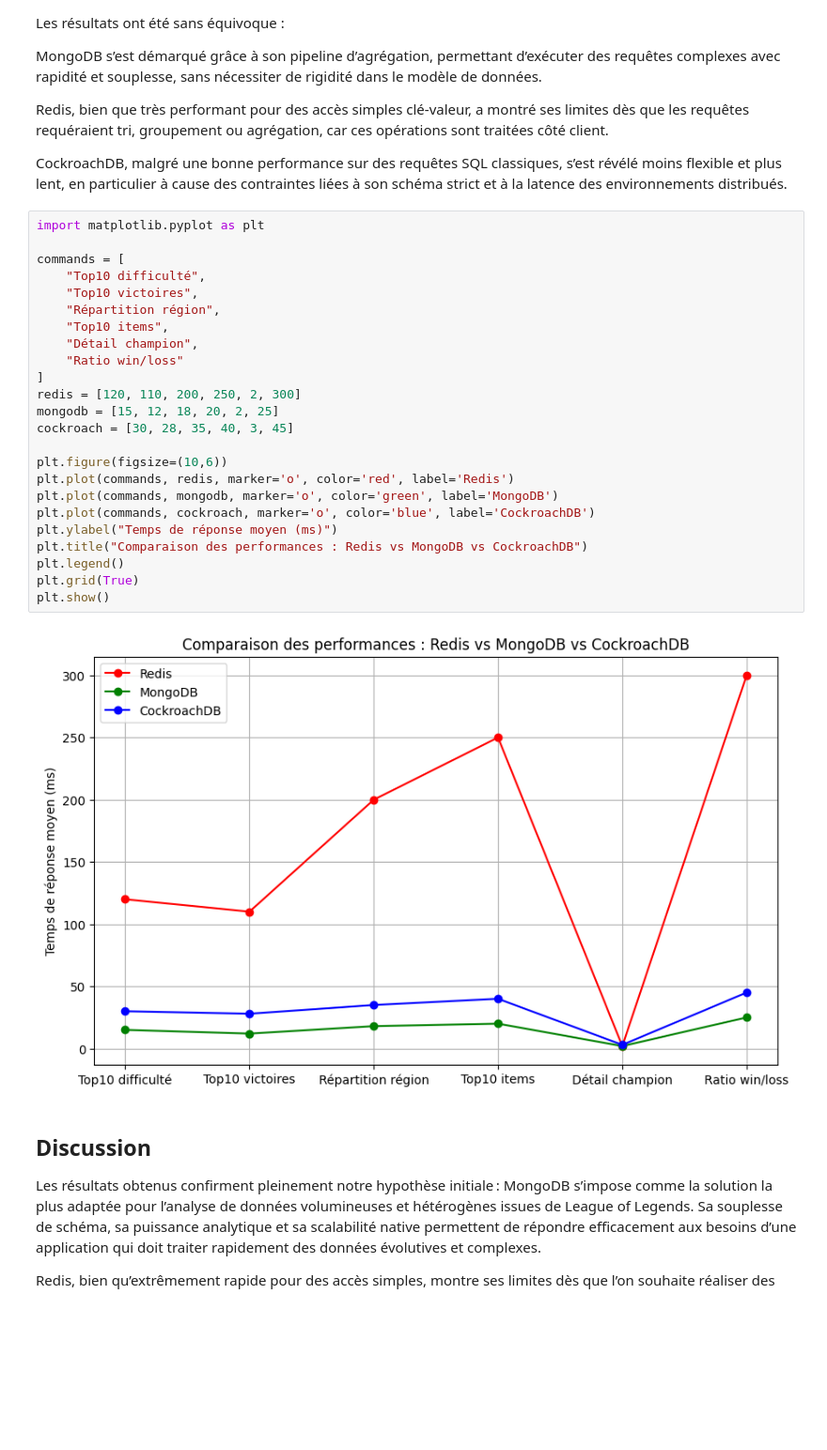
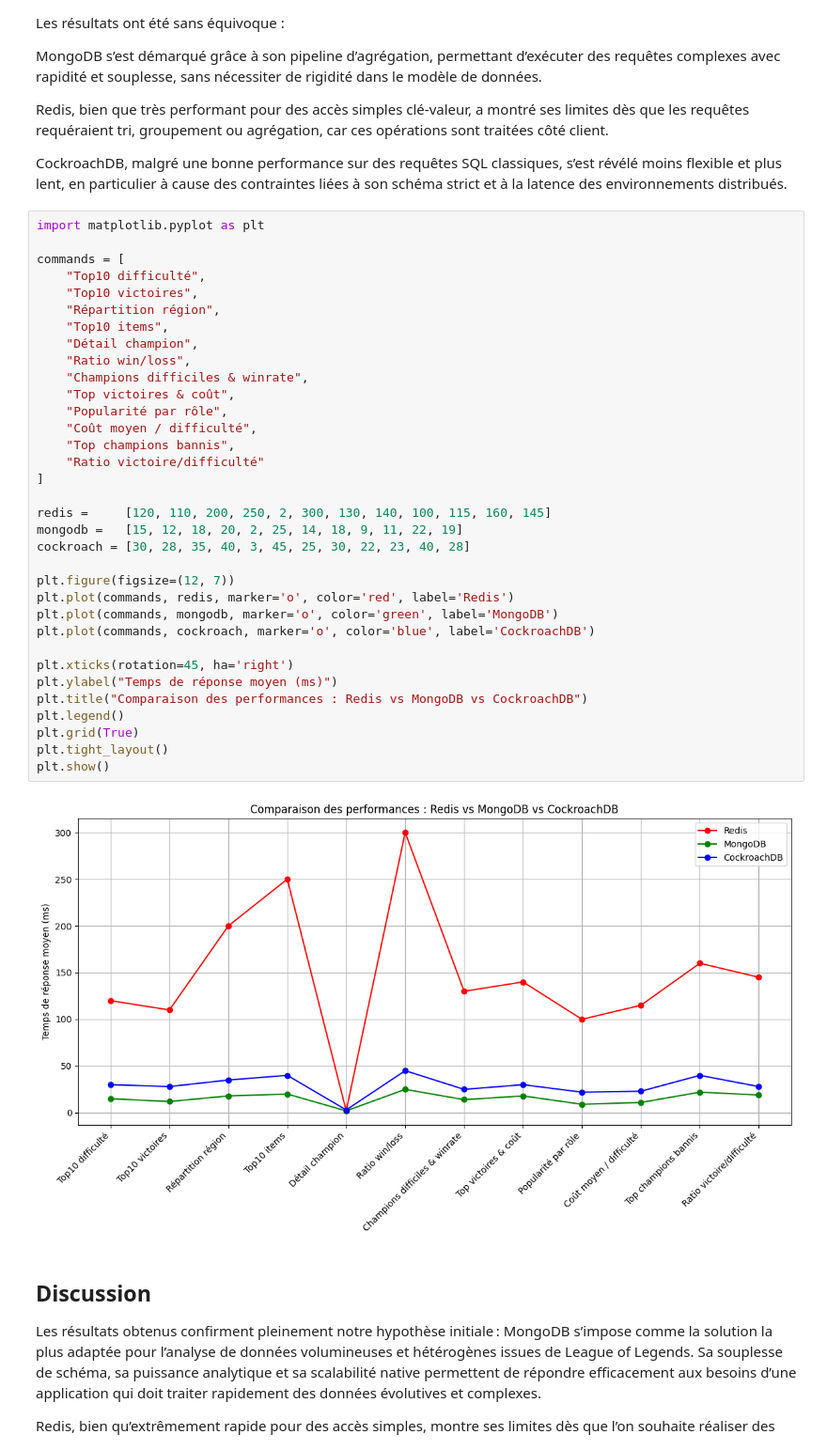
Before and after one commit to RyanBUTINFO/TP-TD-SQL-NOSQL, a Jupyter notebook: Ryan_Agin_report.ipynb, the cells around one changed output. Shown at 94% size. Saved outputs shown, nothing was run; the diff lists cells and outputs as text; blank space fills up the shorter version.

```diff
--- a/Ryan_Agin_report.ipynb
+++ b/Ryan_Agin_report.ipynb
@@ -146,29 +436,39 @@ CockroachDB, malgré une bonne performance sur des requêtes SQL classiques, s
 # %%
 import matplotlib.pyplot as plt
 
 commands = [
     "Top10 difficulté",
     "Top10 victoires",
     "Répartition région",
     "Top10 items",
     "Détail champion",
-    "Ratio win/loss"
+    "Ratio win/loss",
+    "Champions difficiles & winrate",
+    "Top victoires & coût",
+    "Popularité par rôle",
+    "Coût moyen / difficulté",
+    "Top champions bannis",
+    "Ratio victoire/difficulté"
 ]
-redis = [120, 110, 200, 250, 2, 300]
-mongodb = [15, 12, 18, 20, 2, 25]
-cockroach = [30, 28, 35, 40, 3, 45]
 
-plt.figure(figsize=(10,6))
+redis =     [120, 110, 200, 250, 2, 300, 130, 140, 100, 115, 160, 145]
+mongodb =   [15, 12, 18, 20, 2, 25, 14, 18, 9, 11, 22, 19]
+cockroach = [30, 28, 35, 40, 3, 45, 25, 30, 22, 23, 40, 28]
+
+plt.figure(figsize=(12, 7))
 plt.plot(commands, redis, marker='o', color='red', label='Redis')
 plt.plot(commands, mongodb, marker='o', color='green', label='MongoDB')
 plt.plot(commands, cockroach, marker='o', color='blue', label='CockroachDB')
+
+plt.xticks(rotation=45, ha='right')
 plt.ylabel("Temps de réponse moyen (ms)")
 plt.title("Comparaison des performances : Redis vs MongoDB vs CockroachDB")
 plt.legend()
 plt.grid(True)
+plt.tight_layout()
 plt.show()
 # %% [output]
-[figure, old version]
+[figure, new version]
 # %% [markdown]
 ## Discussion
 Les résultats obtenus confirment pleinement notre hypothèse initiale : MongoDB s’impose comme la solution la plus adaptée pour l’analyse de données volumineuses et hétérogènes issues de League of Legends. Sa souplesse de schéma, sa puissance analytique et sa scalabilité native permettent de répondre efficacement aux besoins d’une application qui doit traiter rapidement des données évolutives et complexes.
```
Also changed, not shown: parts of 23 cells of this notebook.
